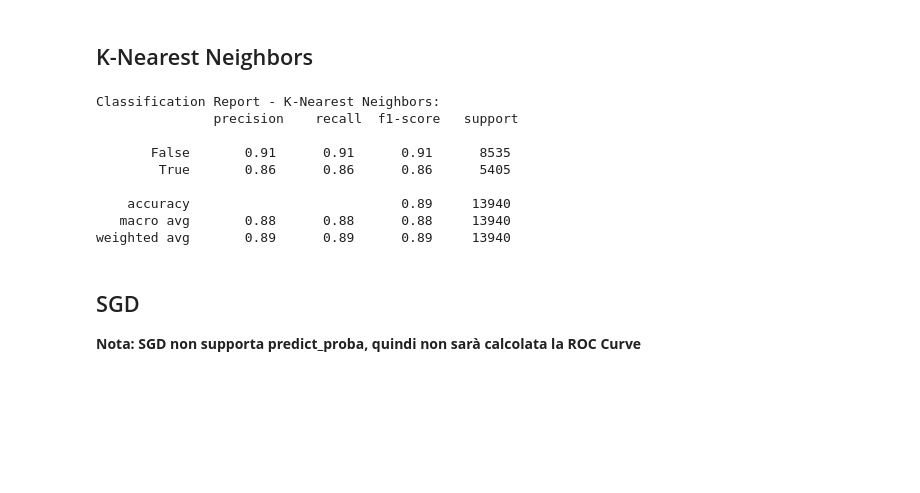
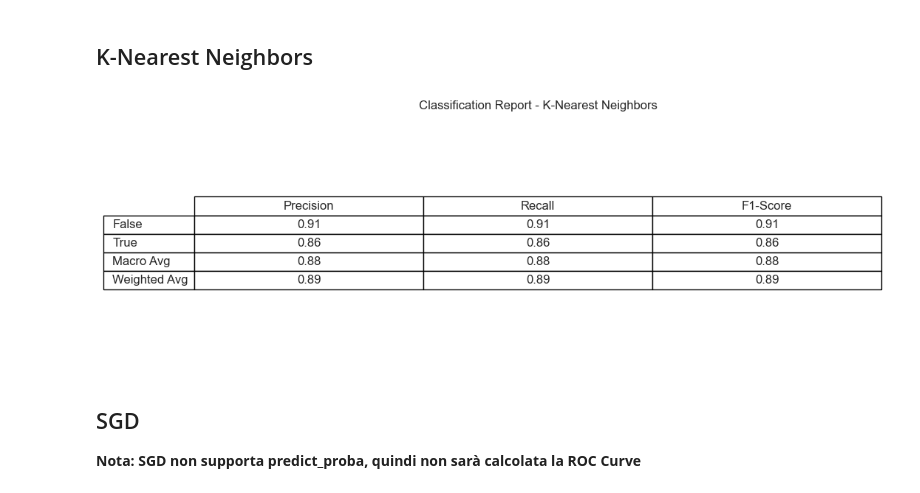
Before and after one commit to Anziano90/siamoTesi, a Jupyter notebook: my_notebook.ipynb, the cells around one changed output. Drawn from its saved outputs; the diff is of its cells as text; code cells hidden in the pictures; blank space fills up the shorter version.

```diff
--- a/my_notebook.ipynb
+++ b/my_notebook.ipynb
@@ -962,34 +944,58 @@ plt.show()
 ## K-Nearest Neighbors
 # %%
 from sklearn.neighbors import KNeighborsClassifier
-from sklearn.metrics import classification_report, roc_curve, auc
+from sklearn.metrics import classification_report, roc_curve, auc, ConfusionMatrixDisplay
+import matplotlib.pyplot as plt
+import numpy as np
 
 # Modello K-Nearest Neighbors
 knn = KNeighborsClassifier(n_neighbors=5)
 
 # Addestra il modello
 knn.fit(X_train_mod, y_train_mod)
 
 # Previsioni
 y_pred_knn = knn.predict(X_test_mod)
 y_pred_proba_knn = knn.predict_proba(X_test_mod)[:, 1]
 
-# Report di classificazione
-print("Classification Report - K-Nearest Neighbors:\n", classification_report(y_test_mod, y_pred_knn))
+# Genera il classification report
+report = classification_report(y_test_mod, y_pred_knn, output_dict=True)
+
+# Crea una visualizzazione del classification report
+fig, ax = plt.subplots(figsize=(8, 4))
+report_data = np.array([
+    [report['False']['precision'], report['False']['recall'], report['False']['f1-score']],
+    [report['True']['precision'], report['True']['recall'], report['True']['f1-score']],
+    [report['macro avg']['precision'], report['macro avg']['recall'], report['macro avg']['f1-score']],
+    [report['weighted avg']['precision'], report['weighted avg']['recall'], report['weighted avg']['f1-score']]
+])
+
+# Righe e colonne della tabella
+classes = ['False', 'True', 'Macro Avg', 'Weighted Avg']
+metrics = ['Precision', 'Recall', 'F1-Score']
+
+# Creazione della tabella
+ax.axis('tight')
+ax.axis('off')
+table = ax.table(
+    cellText=report_data.round(2),
+    rowLabels=classes,
+    colLabels=metrics,
+    cellLoc='center',
+    loc='center'
+)
+table.auto_set_font_size(False)
+table.set_fontsize(12)
+table.scale(1.5, 1.5)
+
+plt.title("Classification Report - K-Nearest Neighbors", pad=20)
+plt.show()
 
 # Curve ROC
 fpr_knn, tpr_knn, _ = roc_curve(y_test_mod, y_pred_proba_knn)
 roc_auc_knn = auc(fpr_knn, tpr_knn)
 # %% [output]
-Classification Report - K-Nearest Neighbors:
-               precision    recall  f1-score   support
-
-       False       0.91      0.91      0.91      8535
-        True       0.86      0.86      0.86      5405
-
-    accuracy                           0.89     13940
-   macro avg       0.88      0.88      0.88     13940
-weighted avg       0.89      0.89      0.89     13940
+[figure, added]
 # %% [markdown]
 ## SGD
 
```
Also changed, not shown: parts of 8 cells of this notebook, 1 other file.
